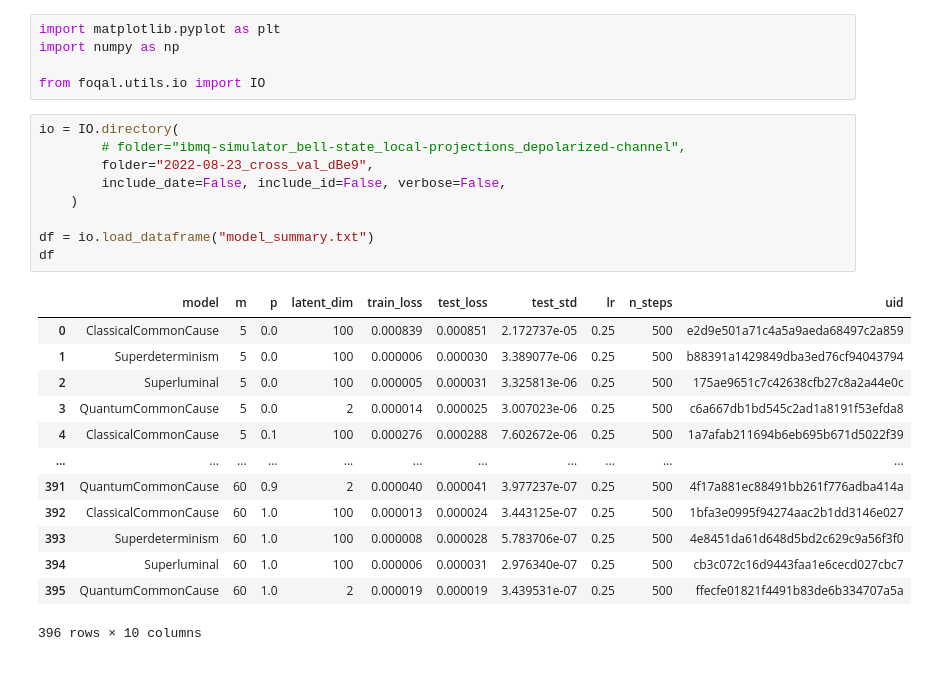
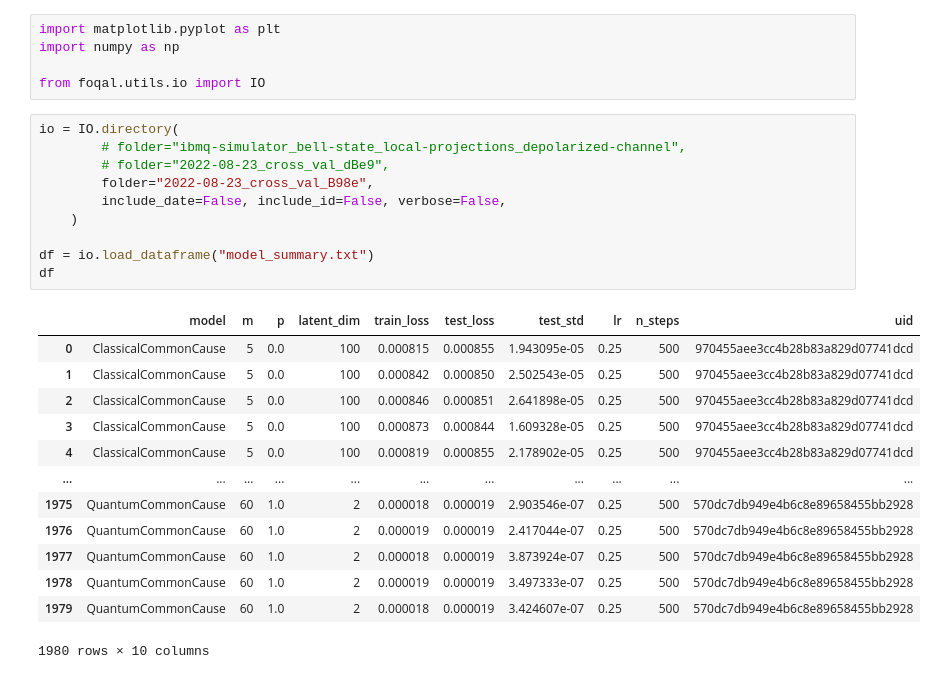
Before and after one commit to benjimaclellan/foqal, a Jupyter notebook: projects/causal/analysis.ipynb, the cells around one changed output. Saved outputs shown, nothing was run; the diff lists cells and outputs as text.

```diff
--- a/projects/causal/analysis.ipynb
+++ b/projects/causal/analysis.ipynb
@@ -8,24 +8,25 @@ from foqal.utils.io import IO
 # %%
 io = IO.directory(
         # folder="ibmq-simulator_bell-state_local-projections_depolarized-channel",
-        folder="2022-08-23_cross_val_dBe9",
+        # folder="2022-08-23_cross_val_dBe9",
+        folder="2022-08-23_cross_val_B98e",
         include_date=False, include_id=False, verbose=False,
     )
 
 df = io.load_dataframe("model_summary.txt")
 df
 # %% [output]
 |  | model | m | p | latent_dim | train_loss | test_loss | test_std | lr | n_steps | uid |
-| 0 | ClassicalCommonCause | 5 | 0.0 | 100 | 0.000839 | 0.000851 | 2.172737e-05 | 0.25 | 500 | e2d9e501a71c4a5a9aeda68497c2a859 |
-| 1 | Superdeterminism | 5 | 0.0 | 100 | 0.000006 | 0.000030 | 3.389077e-06 | 0.25 | 500 | b88391a1429849dba3ed76cf94043794 |
-| 2 | Superluminal | 5 | 0.0 | 100 | 0.000005 | 0.000031 | 3.325813e-06 | 0.25 | 500 | 175ae9651c7c42638cfb27c8a2a44e0c |
-| 3 | QuantumCommonCause | 5 | 0.0 | 2 | 0.000014 | 0.000025 | 3.007023e-06 | 0.25 | 500 | c6a667db1bd545c2ad1a8191f53efda8 |
-| 4 | ClassicalCommonCause | 5 | 0.1 | 100 | 0.000276 | 0.000288 | 7.602672e-06 | 0.25 | 500 | 1a7afab211694b6eb695b671d5022f39 |
+| 0 | ClassicalCommonCause | 5 | 0.0 | 100 | 0.000815 | 0.000855 | 1.943095e-05 | 0.25 | 500 | 970455aee3cc4b28b83a829d07741dcd |
+| 1 | ClassicalCommonCause | 5 | 0.0 | 100 | 0.000842 | 0.000850 | 2.502543e-05 | 0.25 | 500 | 970455aee3cc4b28b83a829d07741dcd |
+| 2 | ClassicalCommonCause | 5 | 0.0 | 100 | 0.000846 | 0.000851 | 2.641898e-05 | 0.25 | 500 | 970455aee3cc4b28b83a829d07741dcd |
+| 3 | ClassicalCommonCause | 5 | 0.0 | 100 | 0.000873 | 0.000844 | 1.609328e-05 | 0.25 | 500 | 970455aee3cc4b28b83a829d07741dcd |
+| 4 | ClassicalCommonCause | 5 | 0.0 | 100 | 0.000819 | 0.000855 | 2.178902e-05 | 0.25 | 500 | 970455aee3cc4b28b83a829d07741dcd |
 | ... | ... | ... | ... | ... | ... | ... | ... | ... | ... | ... |
-| 391 | QuantumCommonCause | 60 | 0.9 | 2 | 0.000040 | 0.000041 | 3.977237e-07 | 0.25 | 500 | 4f17a881ec88491bb261f776adba414a |
-| 392 | ClassicalCommonCause | 60 | 1.0 | 100 | 0.000013 | 0.000024 | 3.443125e-07 | 0.25 | 500 | 1bfa3e0995f94274aac2b1dd3146e027 |
-| 393 | Superdeterminism | 60 | 1.0 | 100 | 0.000008 | 0.000028 | 5.783706e-07 | 0.25 | 500 | 4e8451da61d648d5bd2c629c9a56f3f0 |
-| 394 | Superluminal | 60 | 1.0 | 100 | 0.000006 | 0.000031 | 2.976340e-07 | 0.25 | 500 | cb3c072c16d9443faa1e6cecd027cbc7 |
-| 395 | QuantumCommonCause | 60 | 1.0 | 2 | 0.000019 | 0.000019 | 3.439531e-07 | 0.25 | 500 | ffecfe01821f4491b83de6b334707a5a |
+| 1975 | QuantumCommonCause | 60 | 1.0 | 2 | 0.000018 | 0.000019 | 2.903546e-07 | 0.25 | 500 | 570dc7db949e4b6c8e89658455bb2928 |
+| 1976 | QuantumCommonCause | 60 | 1.0 | 2 | 0.000019 | 0.000019 | 2.417044e-07 | 0.25 | 500 | 570dc7db949e4b6c8e89658455bb2928 |
+| 1977 | QuantumCommonCause | 60 | 1.0 | 2 | 0.000018 | 0.000019 | 3.873924e-07 | 0.25 | 500 | 570dc7db949e4b6c8e89658455bb2928 |
+| 1978 | QuantumCommonCause | 60 | 1.0 | 2 | 0.000019 | 0.000019 | 3.497333e-07 | 0.25 | 500 | 570dc7db949e4b6c8e89658455bb2928 |
+| 1979 | QuantumCommonCause | 60 | 1.0 | 2 | 0.000018 | 0.000019 | 3.424607e-07 | 0.25 | 500 | 570dc7db949e4b6c8e89658455bb2928 |
-396 rows × 10 columns
+1980 rows × 10 columns
 # %%
```
Also changed, not shown: parts of 2 cells of this notebook, 1 other file.
